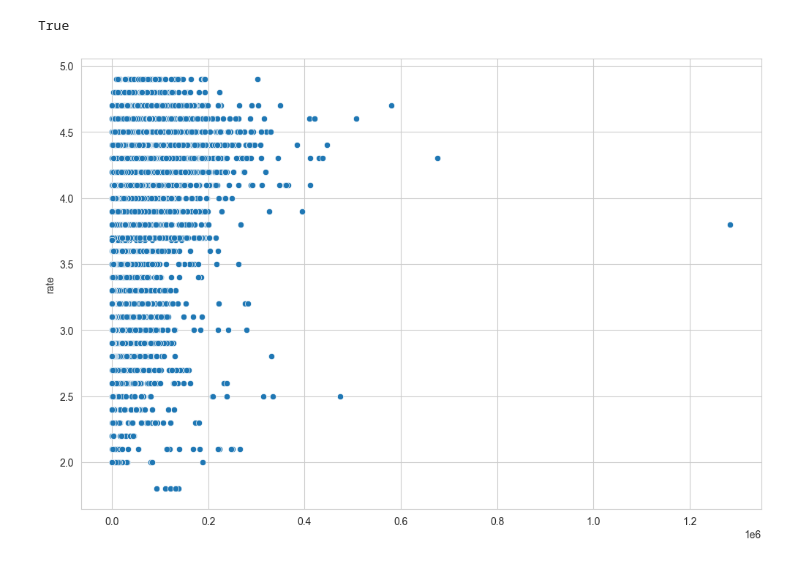
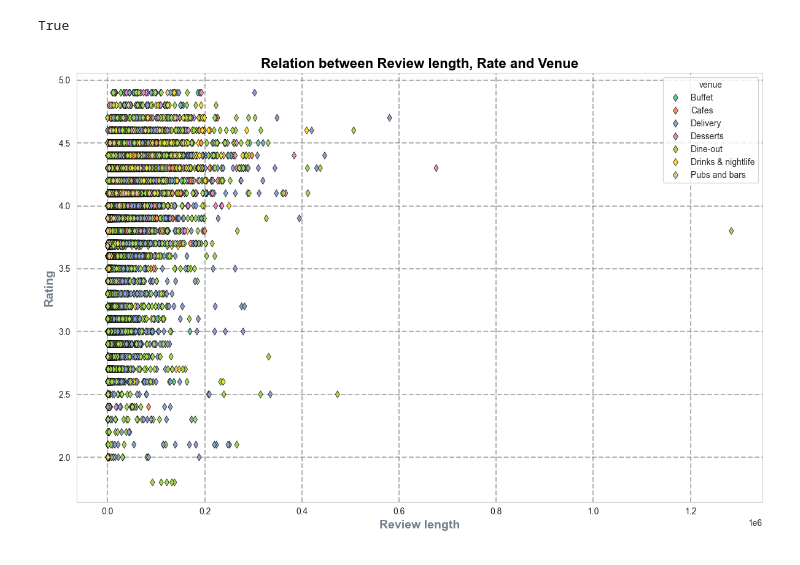
Before and after one commit to SaurabhSSB/bengaluru-restaurant-eda, a Jupyter notebook: 3_eda.ipynb, the cells around one changed output. Drawn from its saved outputs; the diff is of its cells as text; code cells hidden in the pictures.

```diff
--- a/3_eda.ipynb
+++ b/3_eda.ipynb
@@ -895,3 +888,3 @@ Name: reviews_list, dtype: object
 # %%
-len_name= [len(i) for i in df['reviews_list']]
+len_review= [len(i) for i in df['reviews_list']]
 # %%
@@ -904,9 +897,15 @@ print(len(len_name) == len(df['reviews_list']))
 True
 # %%
 plt.figure(figsize= (12, 8))
-sns.scatterplot(x= len_name, y= df['rate'])
+sns.set_style('whitegrid')
+sns.scatterplot(x= len_review, y= df['rate'], hue= df['venue'], palette= "Set2", marker= 'd', edgecolor= 'black')
+plt.title("Relation between Review length, Rate and Venue", fontsize= 16, fontweight= 'bold', color= "black")
+plt.xlabel("Review length", fontsize= 14, fontweight= "bold", color= 'slategray')
+plt.ylabel("Rating", fontsize= 14, fontweight= "bold", color= "slategray")
+plt.grid(True, linewidth= 1.5, linestyle= "--", color= 'grey', alpha= 0.6)
+plt.tight_layout()
 plt.show()
 # %% [output]
-[figure, old version]
+[figure, new version]
 # %%
 df_1= df.copy()
```
Also changed, not shown: parts of 18 cells of this notebook.
